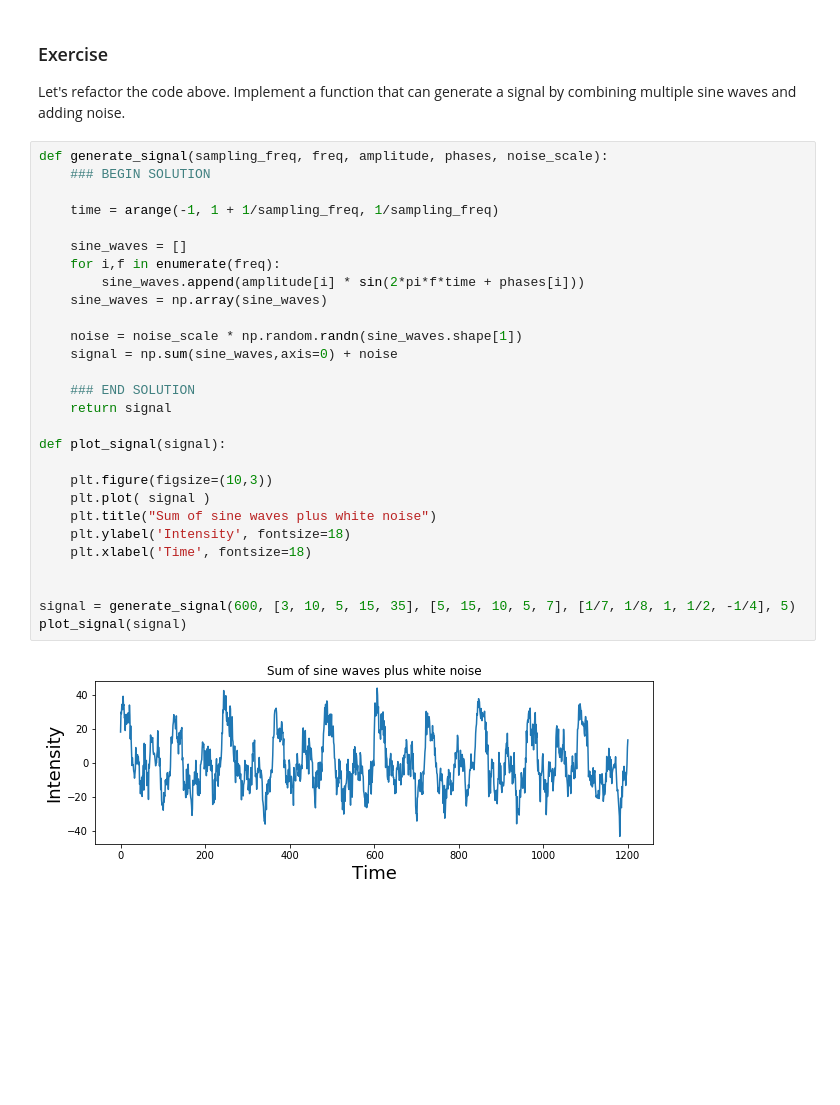
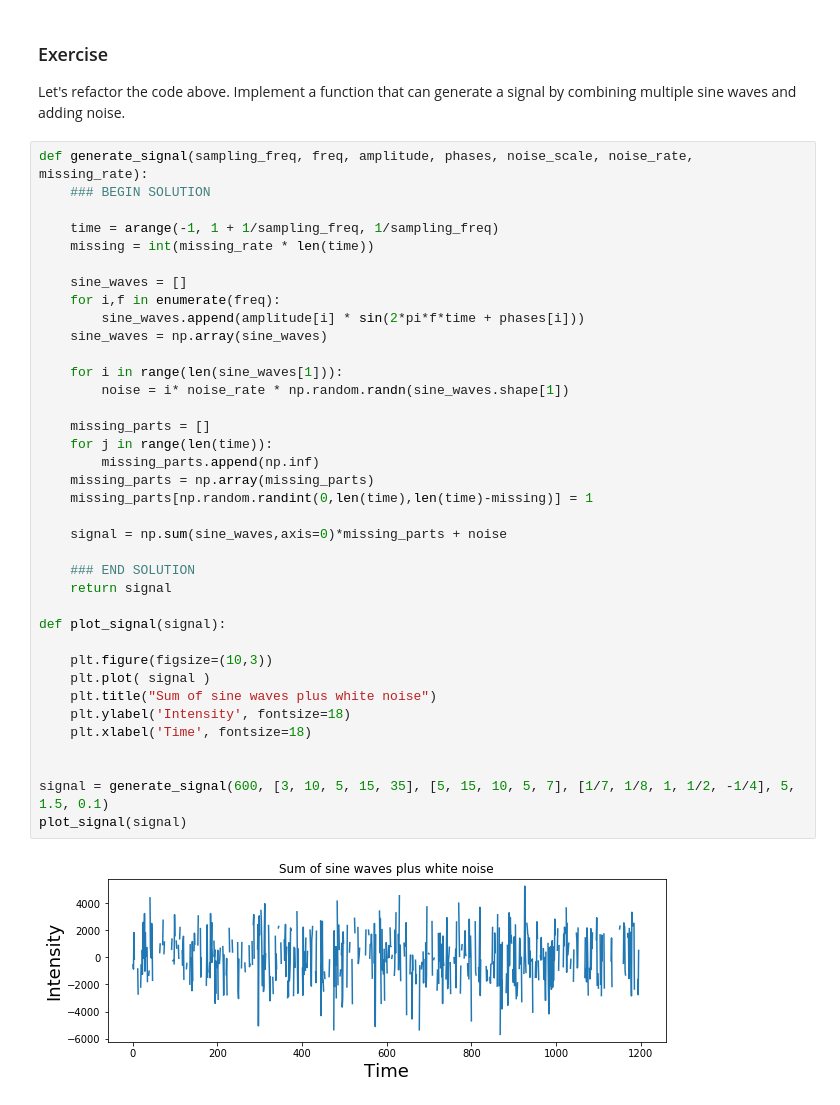
Before and after one commit to knights207210/bai-book, a Jupyter notebook: content/labs/lab-signal-processing/index.ipynb, the cells around one changed output. Saved outputs shown, nothing was run; the diff lists cells and outputs as text; blank space fills up the shorter version.

Commit message:
lab-signal

```diff
--- a/content/labs/lab-signal-processing/index.ipynb
+++ b/content/labs/lab-signal-processing/index.ipynb
@@ -471,34 +467,43 @@ Text(0.5,0,'Time')
 
 Let's refactor the code above. Implement a function that can generate a signal by combining multiple sine waves and adding noise.
 # %%
-def generate_signal(sampling_freq, freq, amplitude, phases, noise_scale):
+def generate_signal(sampling_freq, freq, amplitude, phases, noise_scale, noise_rate, missing_rate):
     ### BEGIN SOLUTION
 
     time = arange(-1, 1 + 1/sampling_freq, 1/sampling_freq)
+    missing = int(missing_rate * len(time))
 
     sine_waves = []
     for i,f in enumerate(freq):
         sine_waves.append(amplitude[i] * sin(2*pi*f*time + phases[i]))
     sine_waves = np.array(sine_waves)
 
-    noise = noise_scale * np.random.randn(sine_waves.shape[1])
-    signal = np.sum(sine_waves,axis=0) + noise
+    for i in range(len(sine_waves[1])):
+        noise = i* noise_rate * np.random.randn(sine_waves.shape[1])
+
+    missing_parts = []
+    for j in range(len(time)):
+        missing_parts.append(np.inf)
+    missing_parts = np.array(missing_parts)
+    missing_parts[np.random.randint(0,len(time),len(time)-missing)] = 1
+
+    signal = np.sum(sine_waves,axis=0)*missing_parts + noise
 
     ### END SOLUTION
     return signal
 
 def plot_signal(signal):
 
     plt.figure(figsize=(10,3))
     plt.plot( signal )
     plt.title("Sum of sine waves plus white noise")
     plt.ylabel('Intensity', fontsize=18)
     plt.xlabel('Time', fontsize=18)
 
 
-signal = generate_signal(600, [3, 10, 5, 15, 35], [5, 15, 10, 5, 7], [1/7, 1/8, 1, 1/2, -1/4], 5)
+signal = generate_signal(600, [3, 10, 5, 15, 35], [5, 15, 10, 5, 7], [1/7, 1/8, 1, 1/2, -1/4], 5, 1.5, 0.1)
 plot_signal(signal)
 # %% [output]
-[figure, old version]
+[figure, new version]
 # %%
 # Test Case
```
Also changed, not shown: parts of 4 cells of this notebook, 19 other files.
